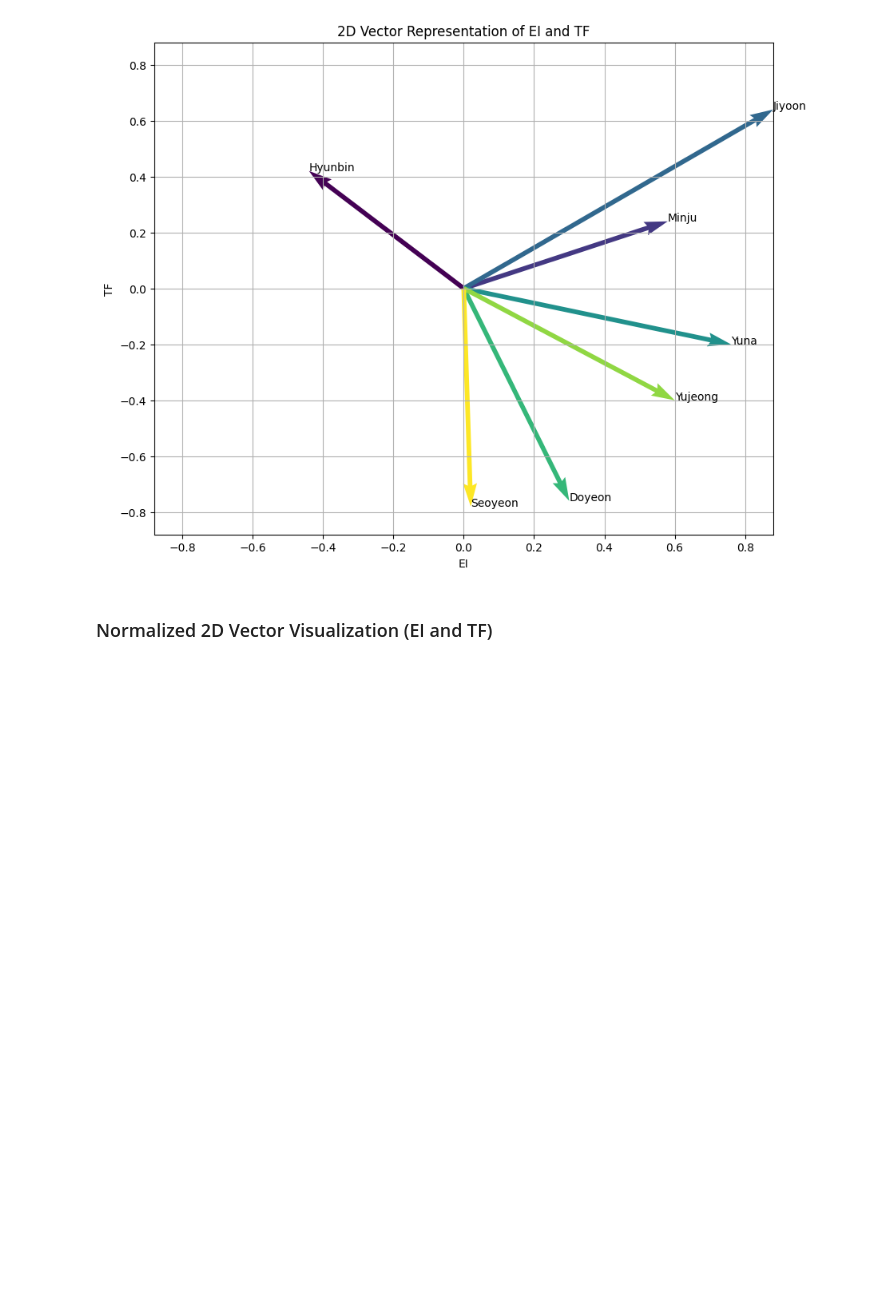
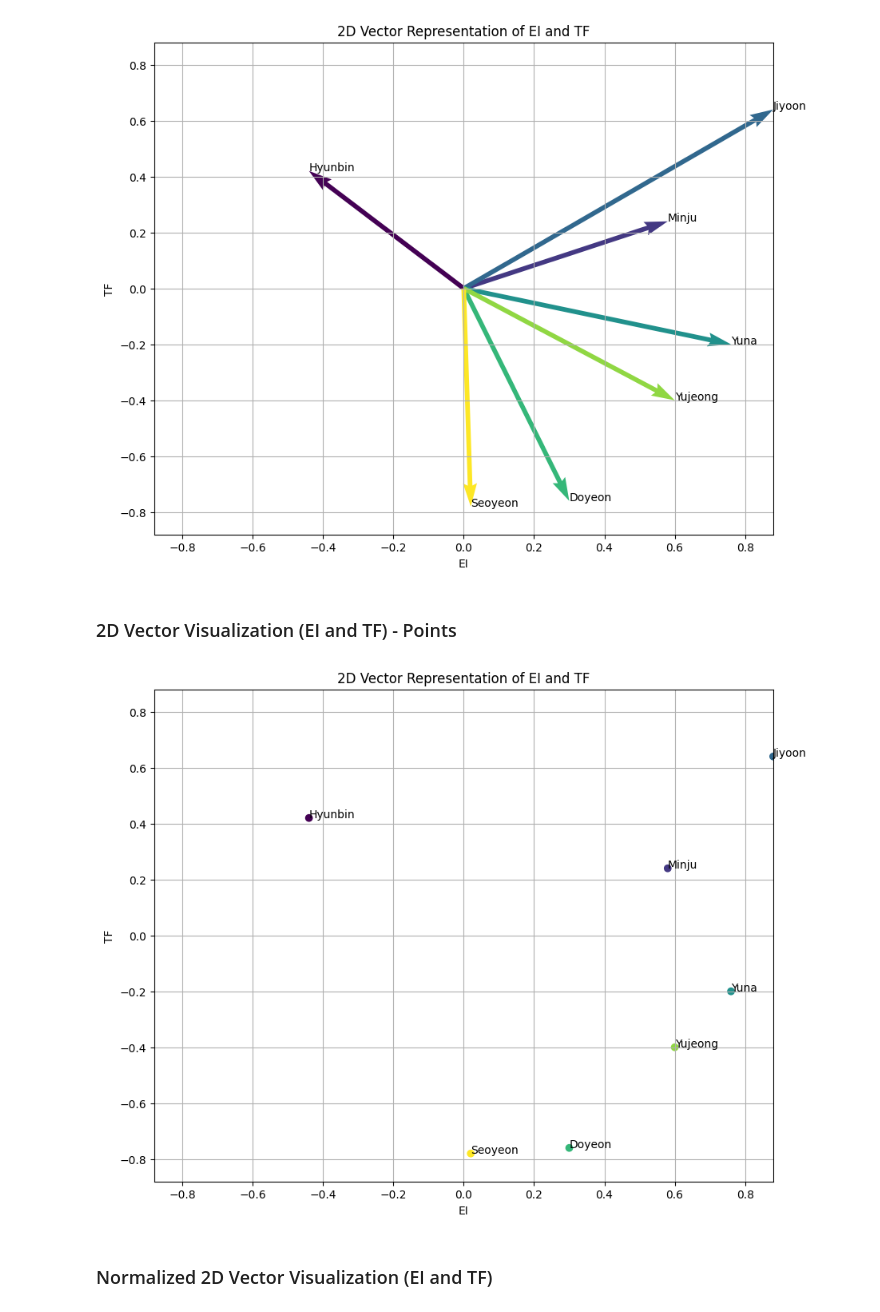
Before and after one commit to hufsaim/T03108701, a Jupyter notebook: notebook_2025/Lab01_vis_vectors.ipynb, the cells around one changed output. Drawn from its saved outputs; the diff is of its cells as text; code cells hidden in the pictures; blank space fills up the shorter version.

```diff
--- a/notebook_2025/Lab01_vis_vectors.ipynb
+++ b/notebook_2025/Lab01_vis_vectors.ipynb
@@ -53,6 +53,38 @@ ax.grid()
 plt.show()
 # %% [output]
 [figure]
+# %% [markdown]
+### 2D Vector Visualization (EI and TF) - Points
+# %%
+# Extract EI and TF data from df_
+data_2d = df_[['EI', 'TF']].to_numpy()
+names_2d = df_['Name'].tolist()
+
+fig, ax = plt.subplots(figsize=(10, 8))
+
+# Plotting vectors from origin (0,0)
+origin_2d = np.zeros(data_2d.shape)
+
+# Create a list of colors, one for each data point
+colors = plt.cm.viridis(np.linspace(0, 1, len(data_2d)))
+
+ax.scatter(data_2d[:, 0], data_2d[:, 1], color=colors)
+
+# Add names at the end of each arrow
+for i, (x, y) in enumerate(data_2d):
+    ax.text(x, y, names_2d[i])
+
+# Set limits and labels
+max_val_2d = np.max(np.abs(data_2d))
+ax.set_xlim([-max_val_2d, max_val_2d])
+ax.set_ylim([-max_val_2d, max_val_2d])
+ax.set_xlabel('EI')
+ax.set_ylabel('TF')
+ax.set_title('2D Vector Representation of EI and TF')
+ax.grid()
+plt.show()
+# %% [output]
+[figure, added]
 # %% [markdown]
 ### Normalized 2D Vector Visualization (EI and TF)
 # %%
```
Also changed, not shown: parts of 1 cell of this notebook.
